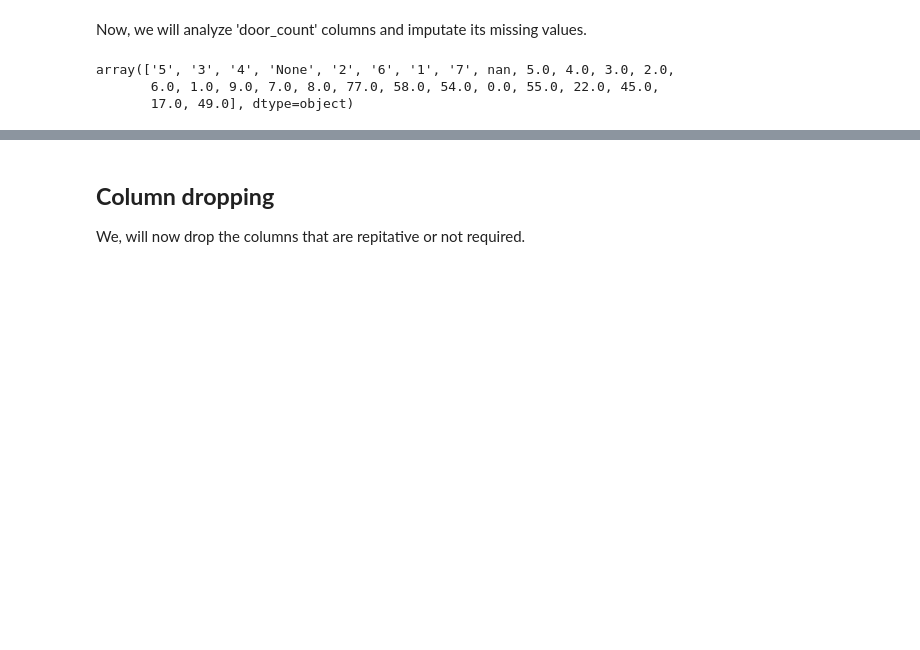
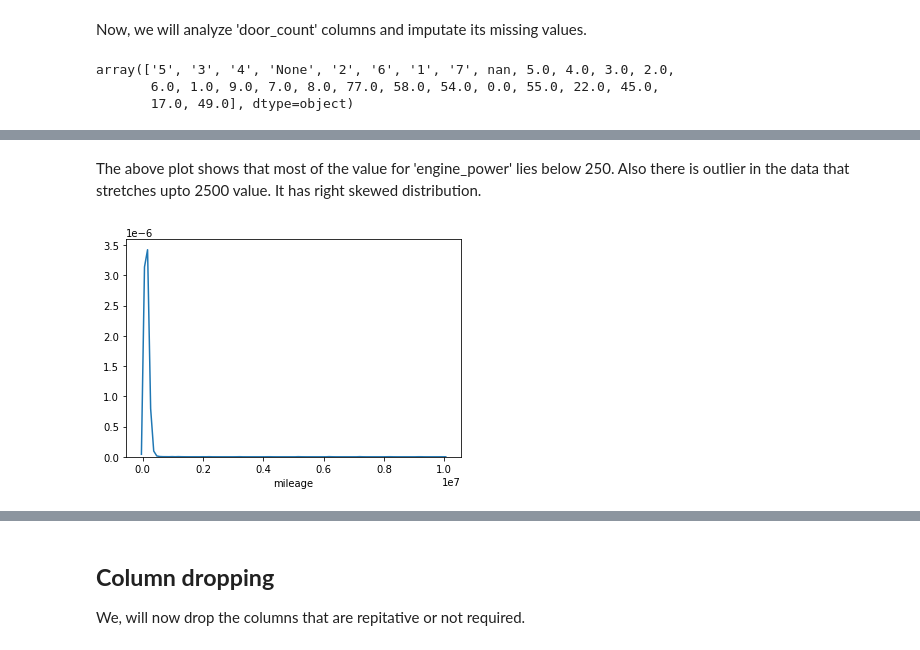
Before and after one commit to sarojdhl/Emotion-Detection, a Jupyter notebook: notebook/Car-Ads EDA.ipynb, the cells around one changed output, grey strips where cells are left out. Drawn from its saved outputs; the diff is of its cells as text; code cells hidden in the pictures; blank space fills up the shorter version.

```diff
--- a/notebook/Car-Ads EDA.ipynb
+++ b/notebook/Car-Ads EDA.ipynb
@@ -115,0 +128,6 @@ df['door_count'].fillna(float(int(df['door_count'].mean())), inplace=True)
+# %% [markdown]
+The above plot shows that most of the value for 'engine_power' lies below 250. Also there is outlier in the data that stretches upto 2500 value. It has right skewed distribution.
+# %%
+ax = sns.distplot(df['mileage'], hist=False)
+# %% [output]
+[figure, added]
```
Also changed, not shown: parts of 12 cells of this notebook.
